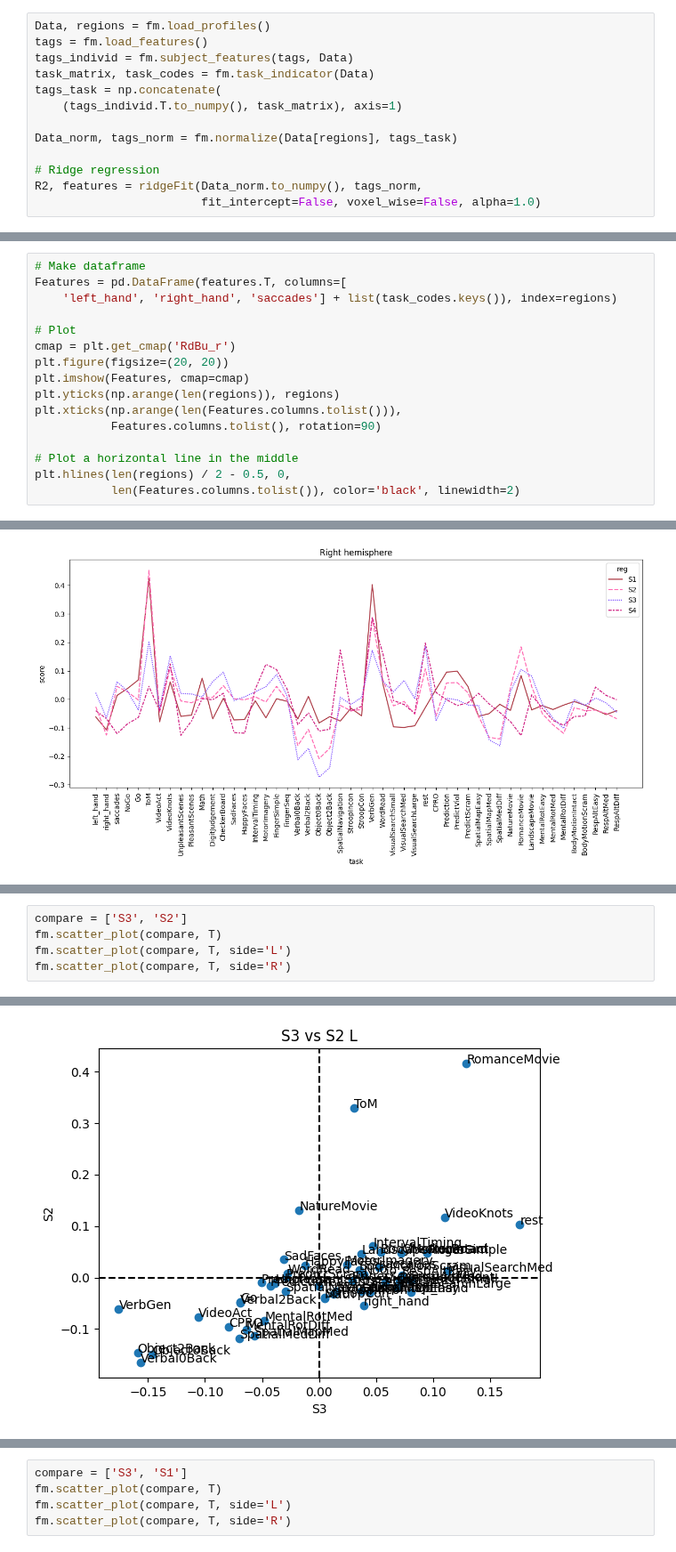
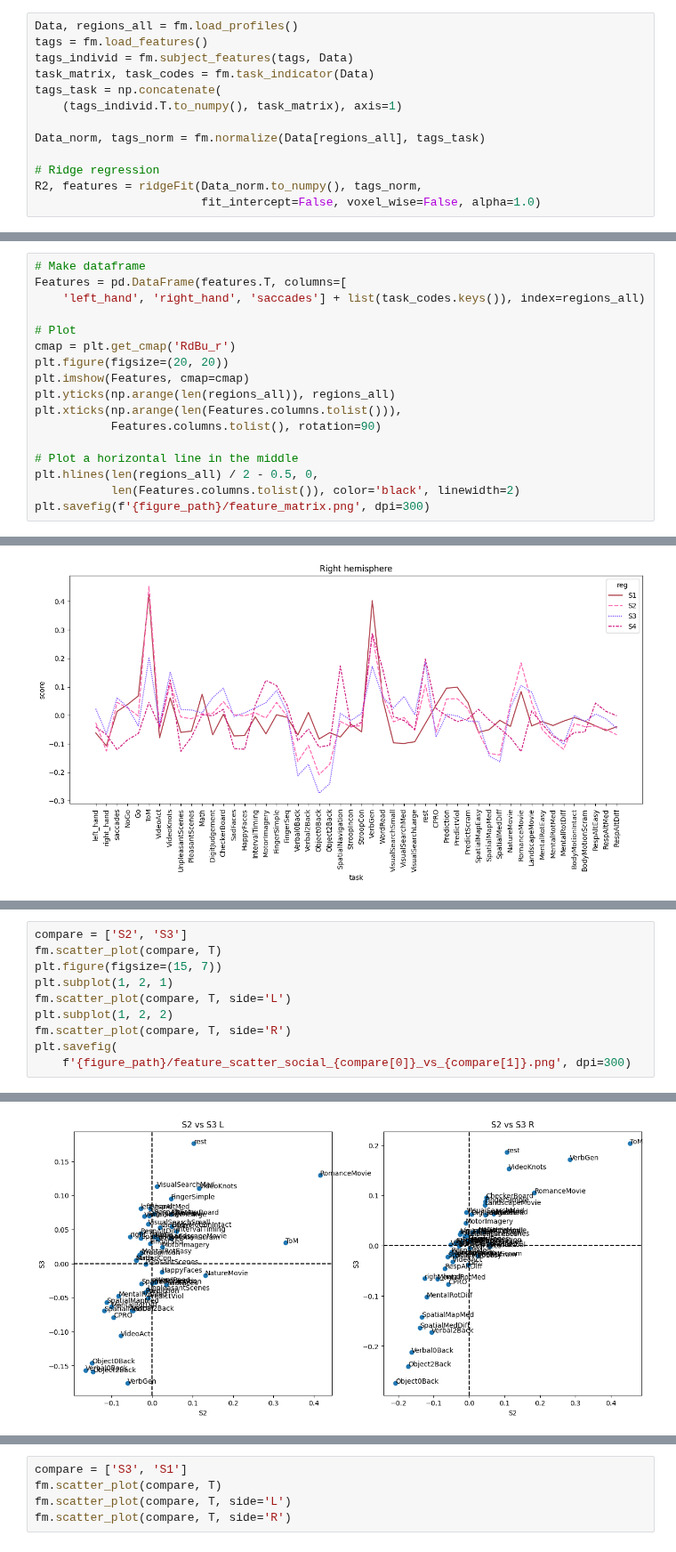
Before and after one commit to DiedrichsenLab/ProbabilisticParcellation, a Jupyter notebook: notebooks/atlas_paper/social.ipynb, the cells around one changed output, grey strips where cells are left out. Shown at 89% size. Saved outputs shown, nothing was run; the diff lists cells and outputs as text.

```diff
--- a/notebooks/atlas_paper/social.ipynb
+++ b/notebooks/atlas_paper/social.ipynb
@@ -26,14 +31,14 @@ if not Path(base_dir).exists():
 # %% [markdown]
 ## Explore functional profiles in S1-S4 regions
 # %%
-Data, regions = fm.load_profiles()
+Data, regions_all = fm.load_profiles()
 tags = fm.load_features()
 tags_individ = fm.subject_features(tags, Data)
 task_matrix, task_codes = fm.task_indicator(Data)
 tags_task = np.concatenate(
     (tags_individ.T.to_numpy(), task_matrix), axis=1)
 
-Data_norm, tags_norm = fm.normalize(Data[regions], tags_task)
+Data_norm, tags_norm = fm.normalize(Data[regions_all], tags_task)
 
 # Ridge regression
 R2, features = ridgeFit(Data_norm.to_numpy(), tags_norm,
@@ -43,17 +60,18 @@ Data_norm, tags_norm = fm.normalize(Data[regions], tags_task)
 # %%
 # Make dataframe
 Features = pd.DataFrame(features.T, columns=[
-    'left_hand', 'right_hand', 'saccades'] + list(task_codes.keys()), index=regions)
+    'left_hand', 'right_hand', 'saccades'] + list(task_codes.keys()), index=regions_all)
 
 # Plot
 cmap = plt.get_cmap('RdBu_r')
 plt.figure(figsize=(20, 20))
 plt.imshow(Features, cmap=cmap)
-plt.yticks(np.arange(len(regions)), regions)
+plt.yticks(np.arange(len(regions_all)), regions_all)
 plt.xticks(np.arange(len(Features.columns.tolist())),
            Features.columns.tolist(), rotation=90)
 
 # Plot a horizontal line in the middle
-plt.hlines(len(regions) / 2 - 0.5, 0,
+plt.hlines(len(regions_all) / 2 - 0.5, 0,
            len(Features.columns.tolist()), color='black', linewidth=2)
+plt.savefig(f'{figure_path}/feature_matrix.png', dpi=300)
 # %% [output]
@@ -142,6 +151,11 @@ fm.scatter_plot(compare, T, side='R')
 # %%
-compare = ['S3', 'S2']
+compare = ['S2', 'S3']
 fm.scatter_plot(compare, T)
+plt.figure(figsize=(15, 7))
+plt.subplot(1, 2, 1)
 fm.scatter_plot(compare, T, side='L')
+plt.subplot(1, 2, 2)
 fm.scatter_plot(compare, T, side='R')
+plt.savefig(
+    f'{figure_path}/feature_scatter_social_{compare[0]}_vs_{compare[1]}.png', dpi=300)
 # %% [output]
@@ -149 +163 @@ fm.scatter_plot(compare, T, side='R')
-[figure, old version]
+[figure, new version]
```
Also changed, not shown: parts of 9 cells of this notebook, 2 other files.
